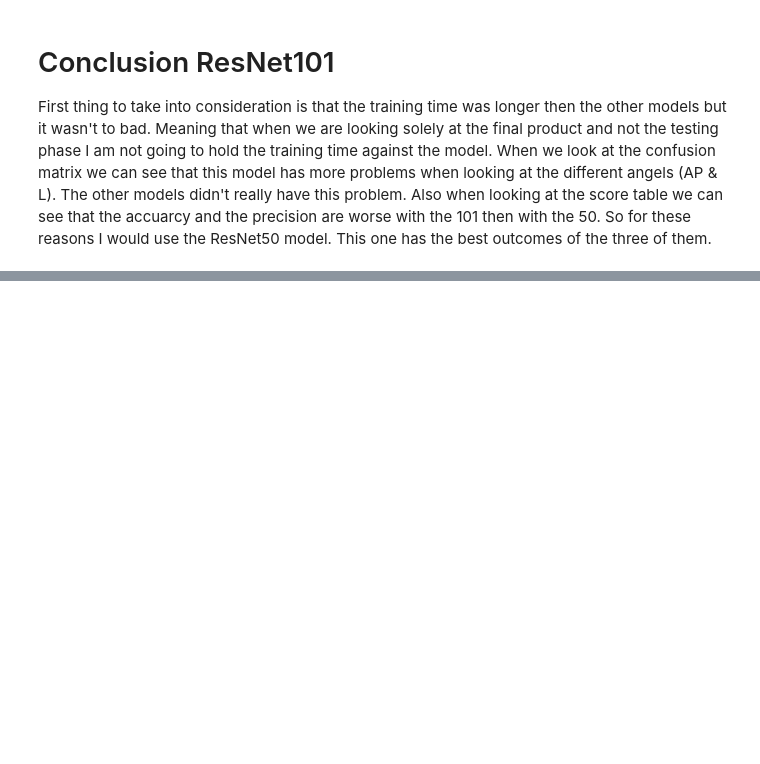
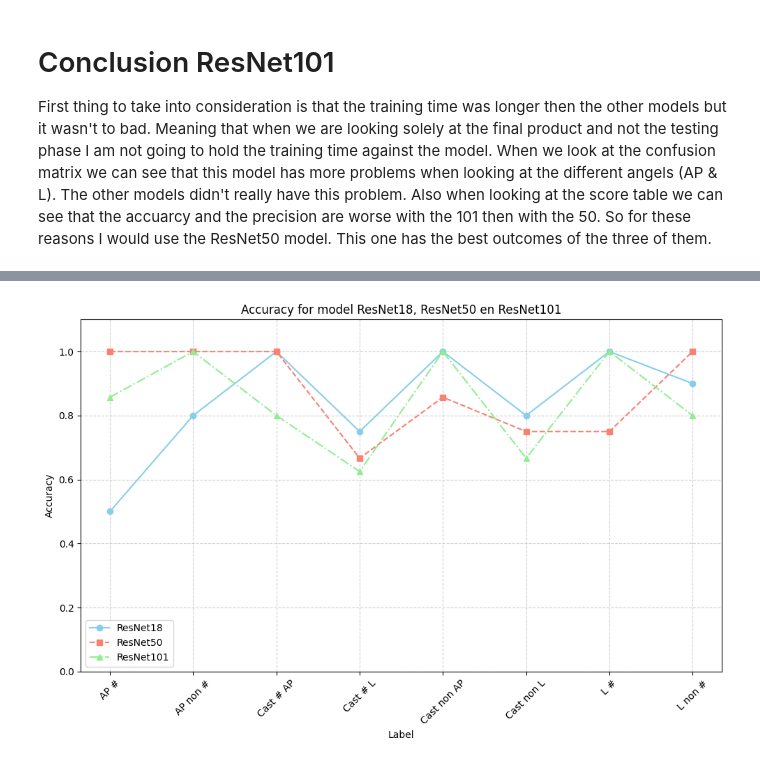
Before and after one commit to Homura2003/X-ray-classifier, a Jupyter notebook: X-ray classification notebook.ipynb, the cells around one changed output, grey strips where cells are left out. Cells and saved outputs as stored; diff of their text form; code cells hidden in the pictures; blank space fills up the shorter version.

```diff
--- a/X-ray classification notebook.ipynb
+++ b/X-ray classification notebook.ipynb
@@ -688,0 +714,30 @@ First thing to take into consideration is that the training time was longer then
+# %%
+import matplotlib.pyplot as plt
+
+classes = [
+    "AP #", "AP non #", "Cast # AP", "Cast # L",
+    "Cast non AP", "Cast non L", "L #", "L non #"
+]
+
+resnet18_acc = [0.50, 0.80, 1.00, 0.75, 1.00, 0.80, 1.00, 0.90]
+resnet50_acc = [1.00, 1.00, 1.00, 0.6667, 0.8571, 0.75, 0.75, 1.00]
+resnet101_acc = [0.8571, 1.00, 0.80, 0.625, 1.00, 0.6667, 1.00, 0.80]
+
+plt.figure(figsize=(10, 6))
+
+plt.plot(classes, resnet18_acc, marker='o', label='ResNet18', linestyle='-', color='skyblue')
+plt.plot(classes, resnet50_acc, marker='s', label='ResNet50', linestyle='--', color='salmon')
+plt.plot(classes, resnet101_acc, marker='^', label='ResNet101', linestyle='-.', color='lightgreen')
+
+plt.title('Accuracy for model ResNet18, ResNet50 en ResNet101')
+plt.xlabel('Label')
+plt.ylabel('Accuracy')
+plt.ylim(0, 1.1)
+plt.grid(True, linestyle='--', alpha=0.6)
+plt.legend()
+plt.tight_layout()
+plt.xticks(rotation=45)
+
+plt.show()
+# %% [output]
+[figure, added]
```
Also changed, not shown: parts of 2 cells of this notebook.
